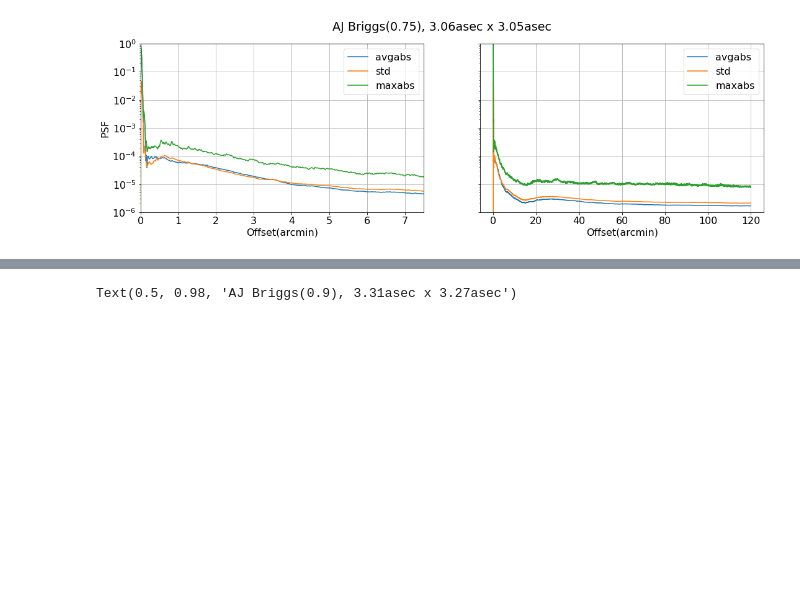
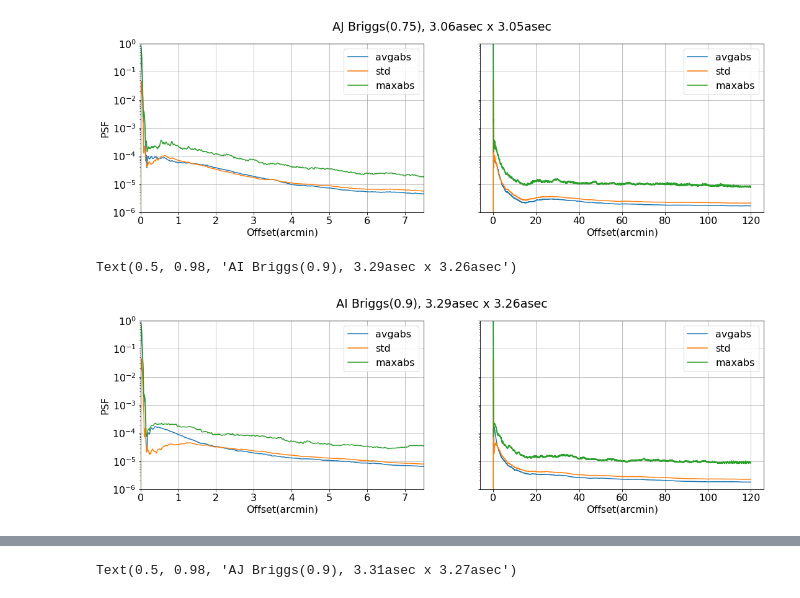
Before and after one commit to yupinghuang/sim-toolkit, a Jupyter notebook: notebooks/visualize-psf.ipynb, the cells around one changed output, grey strips where cells are left out. Drawn from its saved outputs; the diff is of its cells as text; code cells hidden in the pictures; blank space fills up the shorter version.

```diff
--- a/notebooks/visualize-psf.ipynb
+++ b/notebooks/visualize-psf.ipynb
@@ -48,0 +52,17 @@ dist1, radial_average1, radial_std1, radial_maxabs1 = get_psf_stats(
+# %%
+f, (ax1, ax2) = plt.subplots(1, 2, sharey=True, figsize=(18,5))
+for ax in (ax1, ax2):
+    ax.plot(dist3, radial_average3, label='avgabs')
+    ax.plot(dist3, radial_std3, label='std')
+    ax.plot(dist3, radial_maxabs3, label='maxabs')
+    ax.set_yscale('log')
+    ax.grid()
+    ax.set_ylim([1e-6, 1])
+    ax.legend()
+    ax.set_xlabel('Offset(arcmin)')
+ax1.set_ylabel('PSF')
+ax1.set_xlim([0, 7.5])
+plt.suptitle('AI Briggs(0.9), 3.29asec x 3.26asec')
+# %% [output]
+Text(0.5, 0.98, 'AI Briggs(0.9), 3.29asec x 3.26asec')
+[figure, added]
```
Also changed, not shown: parts of 6 cells of this notebook, 3 other files.
